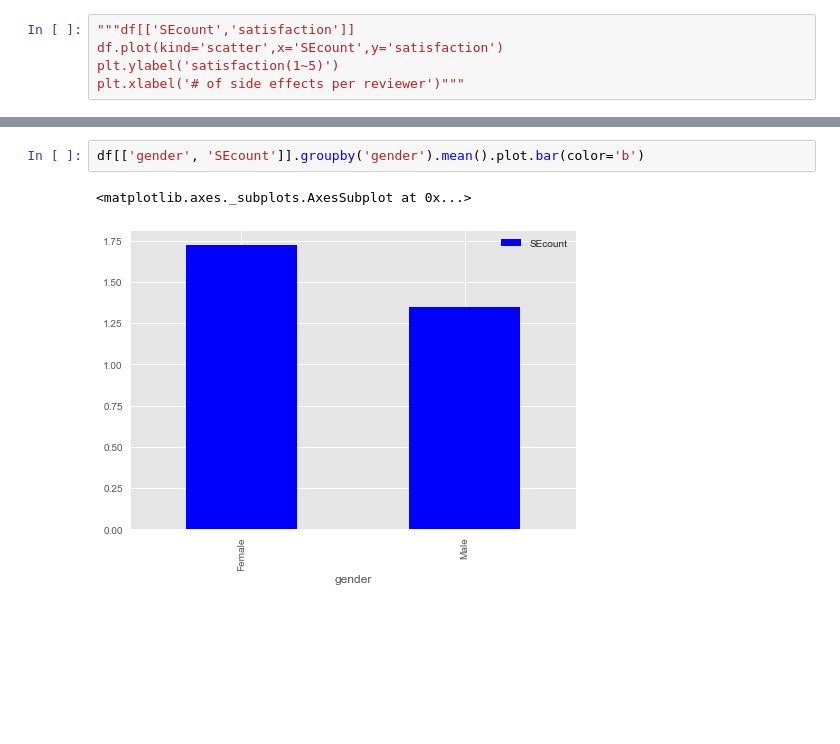
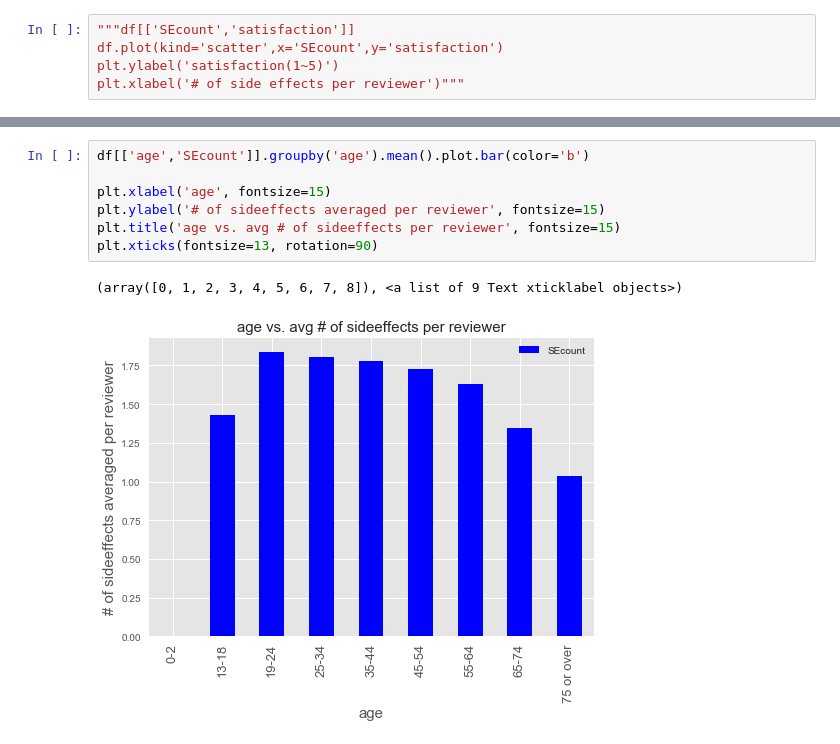
Before and after one commit to SangwooLee2/webmd01, a Jupyter notebook: SangwooLee_WebScrapingPjt_analysistool_r01.ipynb, the cells around one changed output, grey strips where cells are left out. Cells and saved outputs as stored; diff of their text form; blank space fills up the shorter version.

```diff
--- a/SangwooLee_WebScrapingPjt_analysistool_r01.ipynb
+++ b/SangwooLee_WebScrapingPjt_analysistool_r01.ipynb
@@ -507,5 +502,10 @@ df[['age','SEcount']].groupby('age').mean().plot.bar(color='b')
-# %%
-df[['gender', 'SEcount']].groupby('gender').mean().plot.bar(color='b')
-# %% [output]
-<matplotlib.axes._subplots.AxesSubplot at 0x...>
-[figure, removed]
+# %%
+df[['age','SEcount']].groupby('age').mean().plot.bar(color='b')
+
+plt.xlabel('age', fontsize=15)
+plt.ylabel('# of sideeffects averaged per reviewer', fontsize=15)
+plt.title('age vs. avg # of sideeffects per reviewer', fontsize=15)
+plt.xticks(fontsize=13, rotation=90)
+# %% [output]
+(array([0, 1, 2, 3, 4, 5, 6, 7, 8]), <a list of 9 Text xticklabel objects>)
+[figure, added]
```
Also changed, not shown: parts of 3 cells of this notebook.
